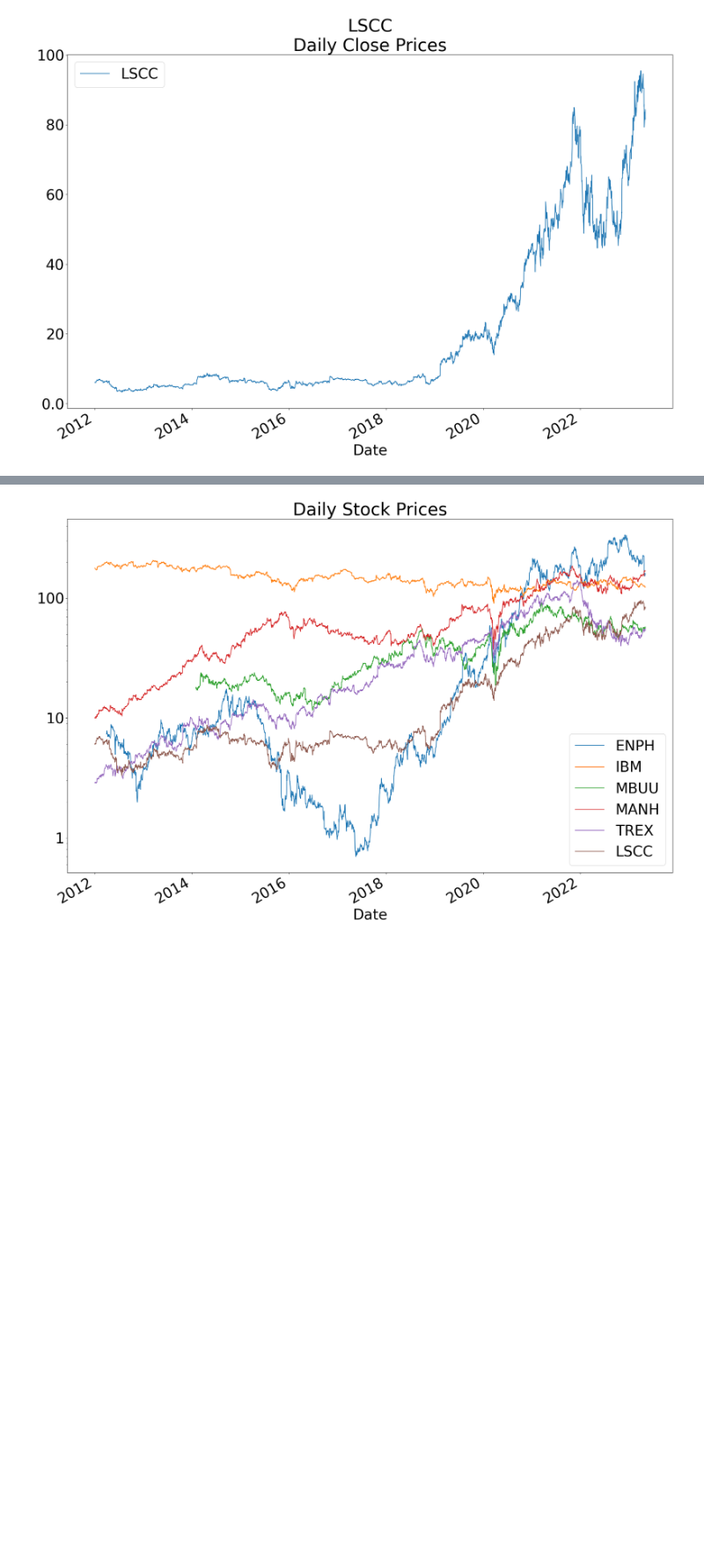
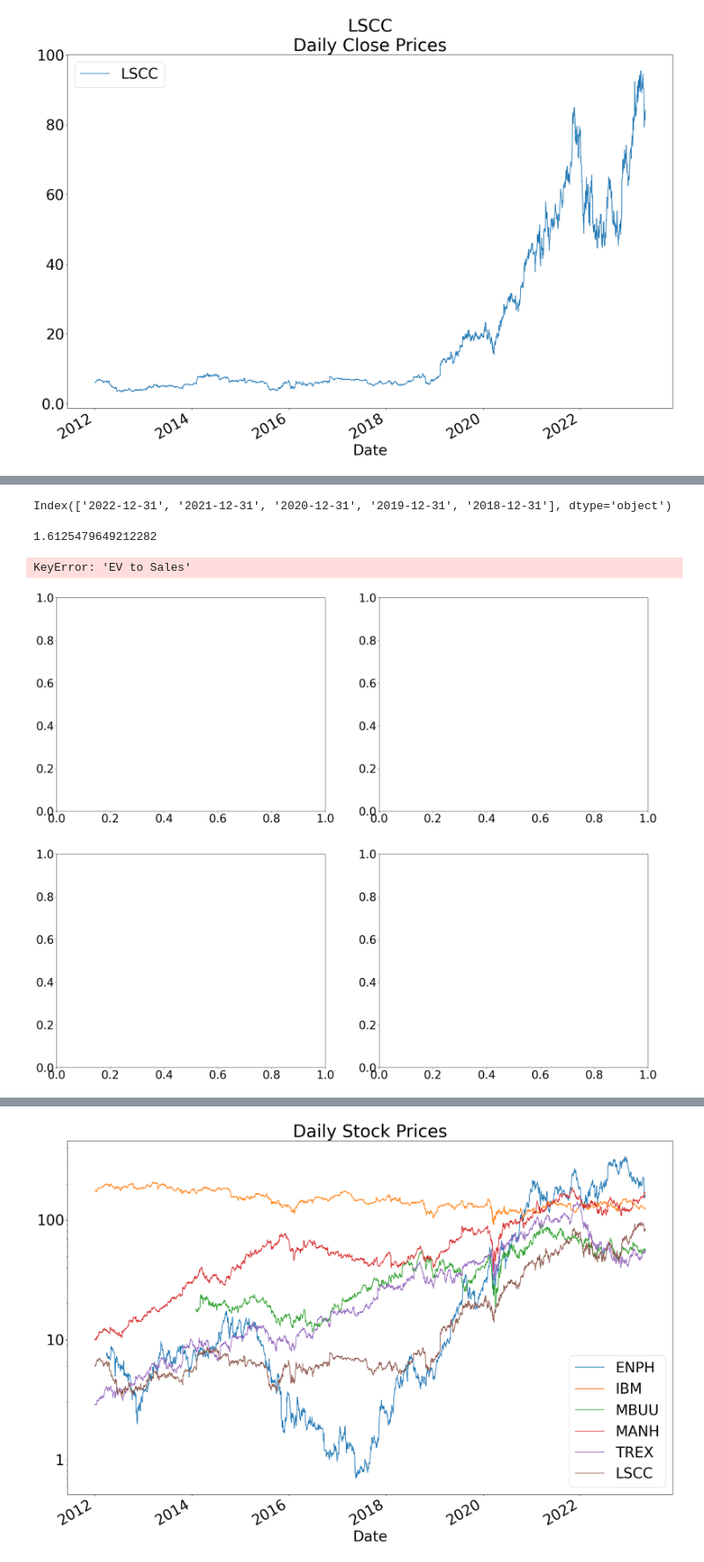
Before and after one commit to bgrabanski/PythonEcon-411, a Jupyter notebook: Final_Project/Final_Project_Working_Copy.ipynb, the cells around one changed output, grey strips where cells are left out. Shown at 88% size. Saved outputs shown, nothing was run; the diff lists cells and outputs as text; code cells hidden in the pictures; blank space fills up the shorter version.

```diff
--- a/Final_Project/Final_Project_Working_Copy.ipynb
+++ b/Final_Project/Final_Project_Working_Copy.ipynb
@@ -851,0 +773,6 @@ stocks_to_look_at2
+# %%
+close_data["ENPH"].keys()[-1]
+close_data_copy = close_data.copy()
+for stock in close_data_copy:
+    close_data_copy.index.strftime("%Y-%m-%d")
+close_data_copy["ENPH"]
@@ -851,0 +818,44 @@ stocks_to_look_at2
+# %%
+pd.DataFrame(root_df["IBM"]["MULTIPLES"]).keys()
+# %% [output]
+Index(['2022-12-31', '2021-12-31', '2020-12-31', '2019-12-31', '2018-12-31'], dtype='object')
+# %%
+root_df["ENPH"]["MULTIPLES"][date]["EV to Sales"]
+# %% [output]
+1.6125479649212282
+# %%
+import pandas as pd
+import matplotlib.pyplot as plt
+
+stock = "ENPH"
+var1 = "EV to Sales"
+var2 = "EV to EBITDA"
+var3 = "EV to EBIT"
+var4 = "EV to FCF"
+
+# Set up the plot
+fig, axs = plt.subplots(2, 2, figsize=(30, 24))
+
+# Plot each dataframe in a different subplot
+axs[0, 0].plot([plot_df[date][var1] for date in plot_df],
+               [pd.to_datetime(date) for date in plot_df.keys()])
+#axs[0, 1].plot(df2['A'], df2['B'])
+#axs[1, 0].plot(df3['A'], df3['B'])
+#axs[1, 1].plot(df4['A'], df4['B'])
+
+# Set titles for each subplot
+#axs[0, 0].set_title('DataFrame 1')
+#axs[0, 1].set_title('DataFrame 2')
+#axs[1, 0].set_title('DataFrame 3')
+#axs[1, 1].set_title('DataFrame 4')
+
+# Set common axis labels and title for the entire plot
+fig.text(0.5, 0.04, 'X-axis label', ha='center')
+fig.text(0.04, 0.5, 'Y-axis label', va='center', rotation='vertical')
+fig.suptitle('Four DataFrames in One Subplot')
+
+# Show the plot
+plt.show()
+# %% [output]
+KeyError: 'EV to Sales'
+[figure, added]
```
Also changed, not shown: parts of 65 cells of this notebook, 59 other files.
